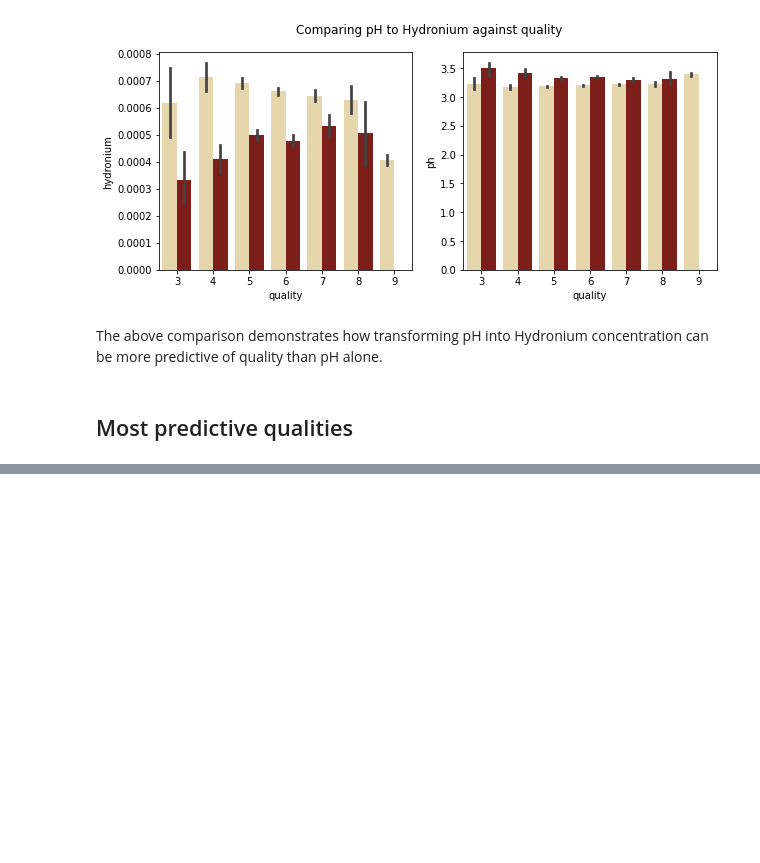
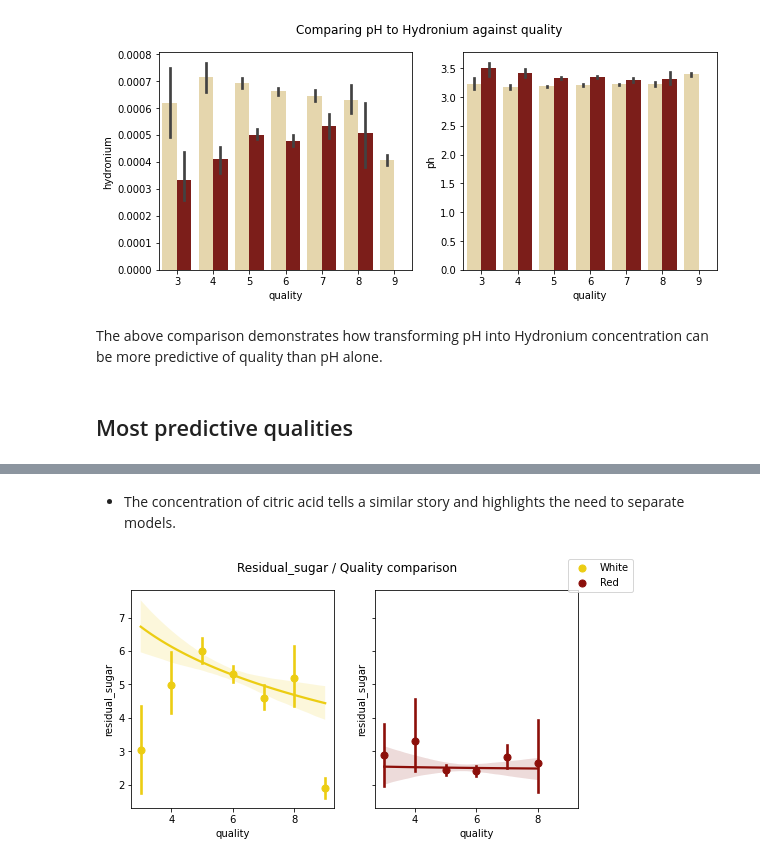
Before and after one commit to MrEnigmamgine/jtl_wine_quality, a Jupyter notebook: Final Report.ipynb, the cells around one changed output, grey strips where cells are left out. Saved outputs shown, nothing was run; the diff lists cells and outputs as text; code cells hidden in the pictures; blank space fills up the shorter version.

```diff
--- a/Final Report.ipynb
+++ b/Final Report.ipynb
@@ -388,0 +401,8 @@ for feat in feats:
+# %% [markdown]
+- The concentration of citric acid tells a similar story and highlights the need to separate models.
+# %%
+# Compare Residual Sugar
+viz.regplot_compare(train, 'quality', feats[i])
+i += 1
+# %% [output]
+[figure, added]
```
Also changed, not shown: parts of 18 cells of this notebook.
